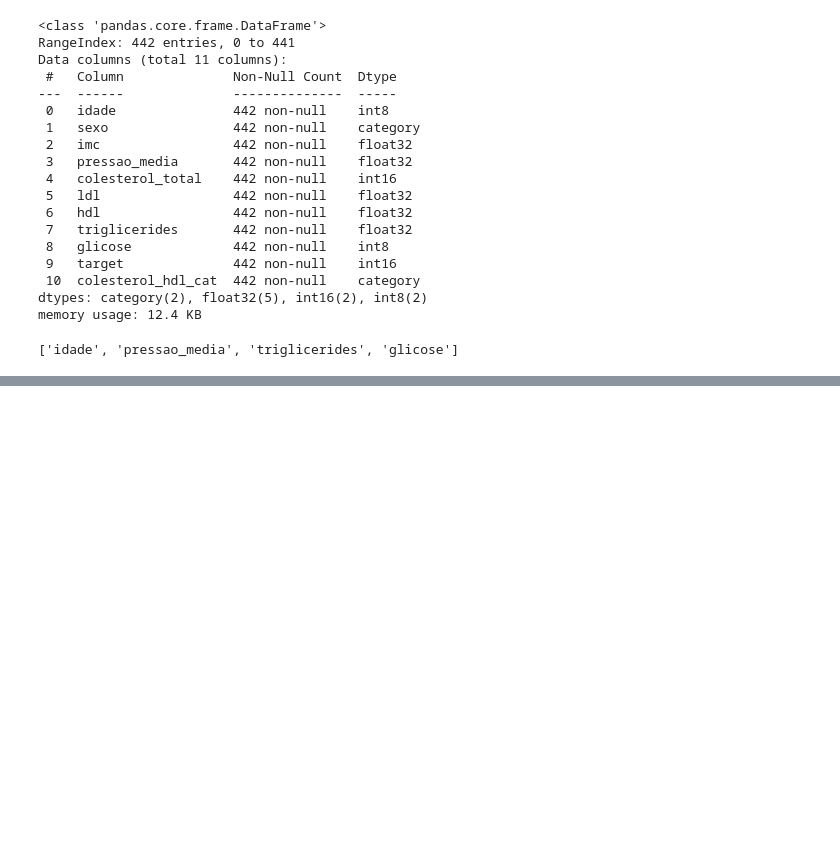
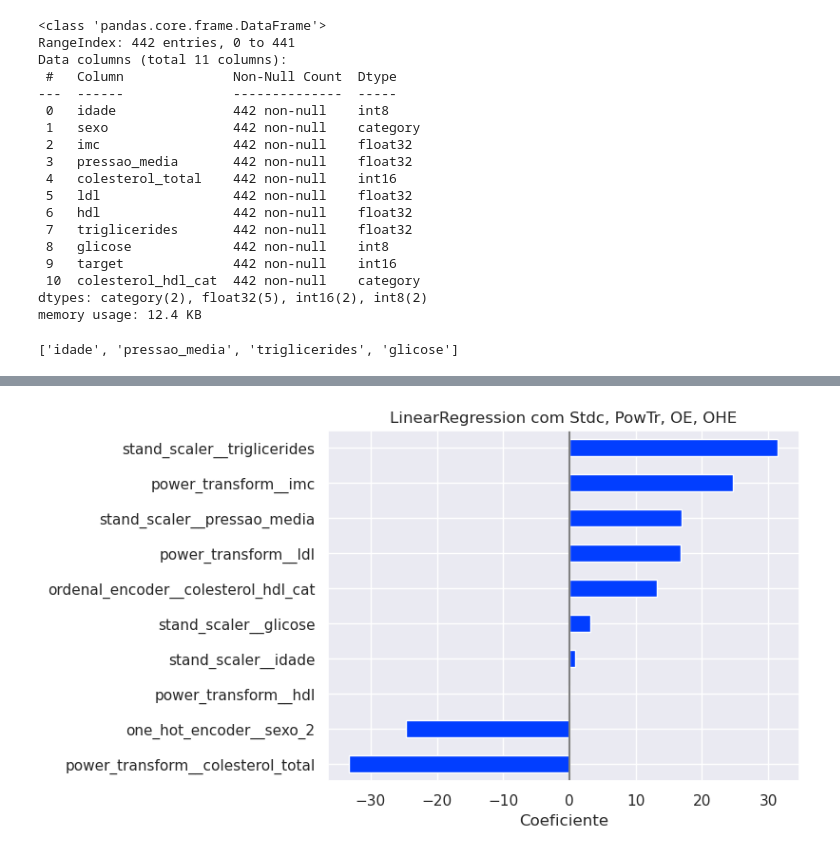
Before and after one commit to PauloViniciusR/Modelos_regressao, a Jupyter notebook: notebooks/06_outras_transformacoes.ipynb, the cells around one changed output, grey strips where cells are left out. Cells and saved outputs as stored; diff of their text form; code cells hidden in the pictures; blank space fills up the shorter version.

Commit message:
Regressao linear

```diff
--- a/notebooks/06_outras_transformacoes.ipynb
+++ b/notebooks/06_outras_transformacoes.ipynb
@@ -168,0 +182,16 @@ categorias_ordinal_enconder = [
+# %%
+preprocessamento = ColumnTransformer(
+    [
+        ("power_transform", PowerTransformer(method="box-cox"), colunas_power_transform),
+        ("stand_scaler", StandardScaler(), colunas_standard_scaler),
+        ("ordenal_encoder", OrdinalEncoder(categories=categorias_ordinal_enconder), coluna_ordinal_encoder),
+        ("one_hot_encoder", OneHotEncoder(drop="if_binary"), coluna_one_hot_encoder),
+    ]
+)
+# %%
+pipeline = Pipeline([
+    ("preprocessor", preprocessamento),
+    ("reg", LinearRegression())
+])
+
+pipeline
@@ -168,0 +218,2 @@ categorias_ordinal_enconder = [
+# %%
+pipeline.fit(X_train, y_train)
@@ -168,0 +265,7 @@ categorias_ordinal_enconder = [
+# %%
+coefs = dataframe_coeficientes(
+    pipeline["reg"].coef_,
+    pipeline["preprocessor"].get_feature_names_out()
+)
+
+coefs
@@ -168,0 +284,4 @@ categorias_ordinal_enconder = [
+# %%
+plot_coefs(coefs, "LinearRegression com Stdc, PowTr, OE, OHE")
+# %% [output]
+[figure, added]
```
Also changed, not shown: parts of 9 cells of this notebook.
